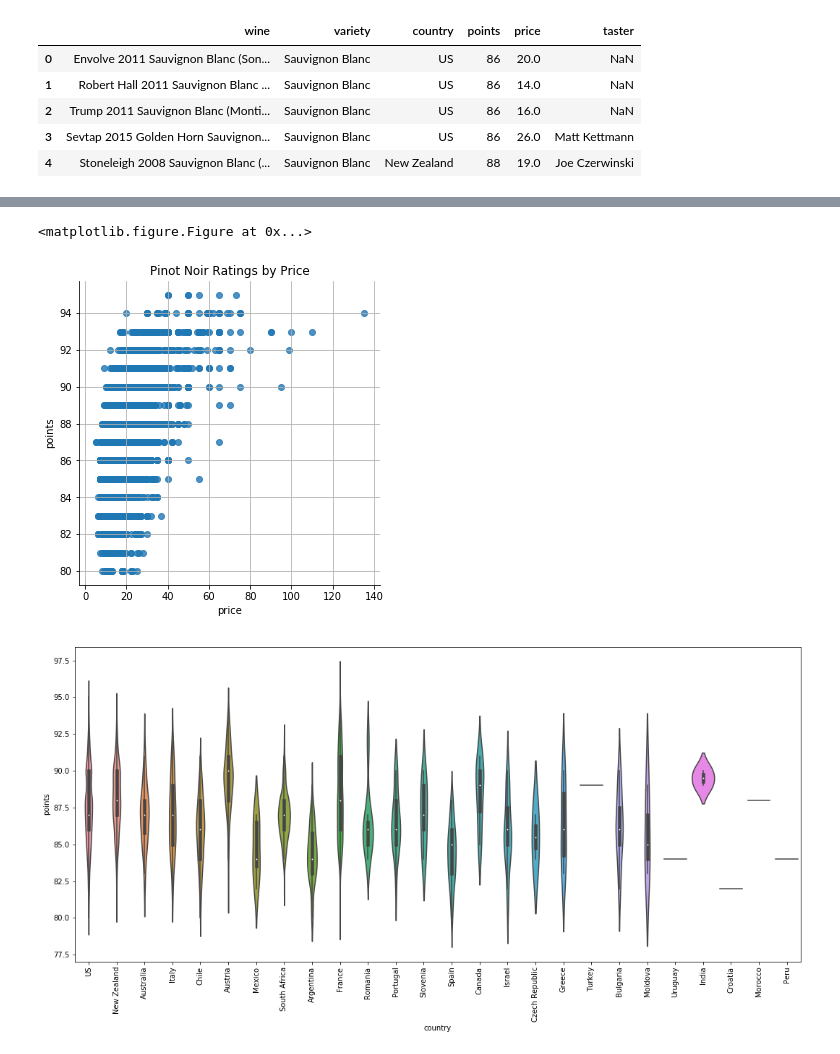
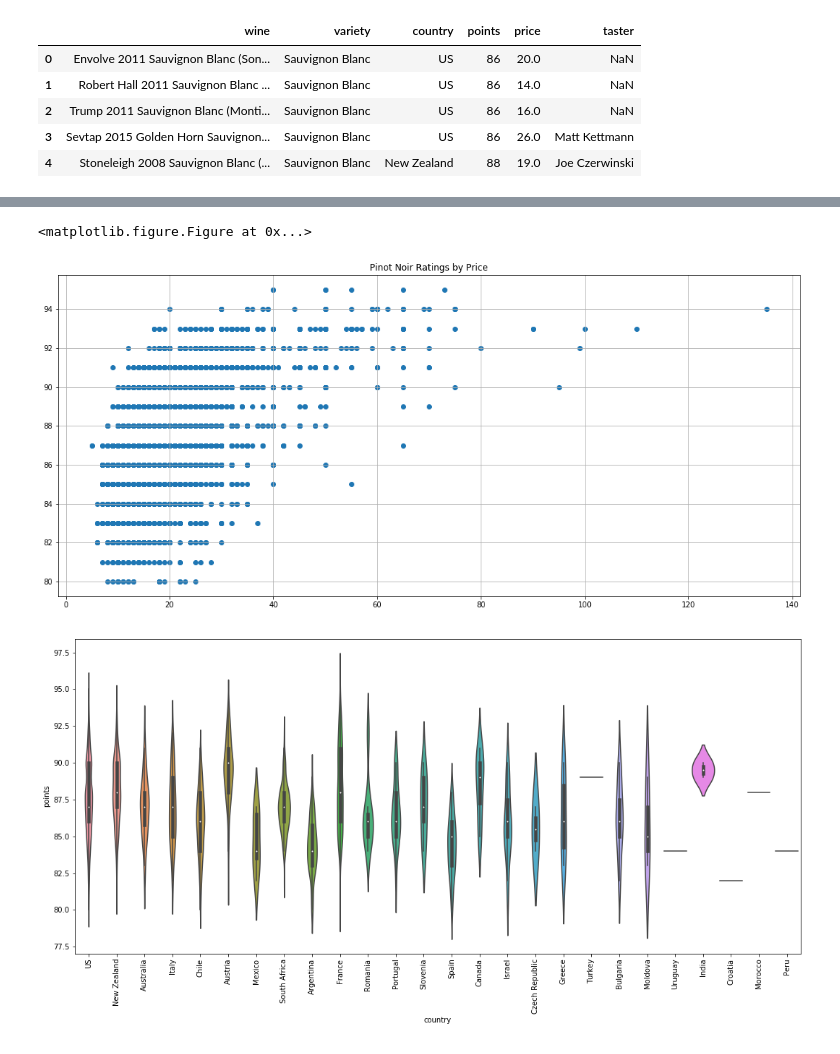
Before and after one commit to ENGRMike/GWProjectOne, a Jupyter notebook: VinyardDataAnalysis_sm_s_blanc.ipynb, the cells around one changed output, grey strips where cells are left out. Drawn from its saved outputs; the diff is of its cells as text; code cells hidden in the pictures.

```diff
--- a/VinyardDataAnalysis_sm_s_blanc.ipynb
+++ b/VinyardDataAnalysis_sm_s_blanc.ipynb
@@ -3,7 +3,7 @@ import pandas as pd
 import matplotlib.pyplot as plt
 import seaborn as sns
 # %%
-s_blanc = pd.read_csv("/Users/scott/Bootcamp Lessons and Exercises/Project 1 work/sauvignon_blanc.csv")
+s_blanc_df = pd.read_csv("/Users/scott/Bootcamp Lessons and Exercises/Project 1 work/sauvignon_blanc.csv")
 # %%
 cols = list(s_blanc_df.columns)
 cols.remove('Unnamed: 0')
@@ -20,12 +41,12 @@ new_df.head()
 # %%
 plt.figure(figsize=(18,8))
-sns.lmplot(x='price',y='points', data = new_df, fit_reg = False)
+plt.scatter(x='price',y='points', data = new_df)
 plt.title('Pinot Noir Ratings by Price')
 plt.grid()
 plt.show()
 # %% [output]
 <matplotlib.figure.Figure at 0x...>
-[figure, old version]
+[figure, new version]
 # %%
 #SNS Violin plot, width shows how many wines are at that point value
 plt.figure(figsize=(18,8))
```
Also changed, not shown: parts of 2 cells of this notebook, 2 other files.
